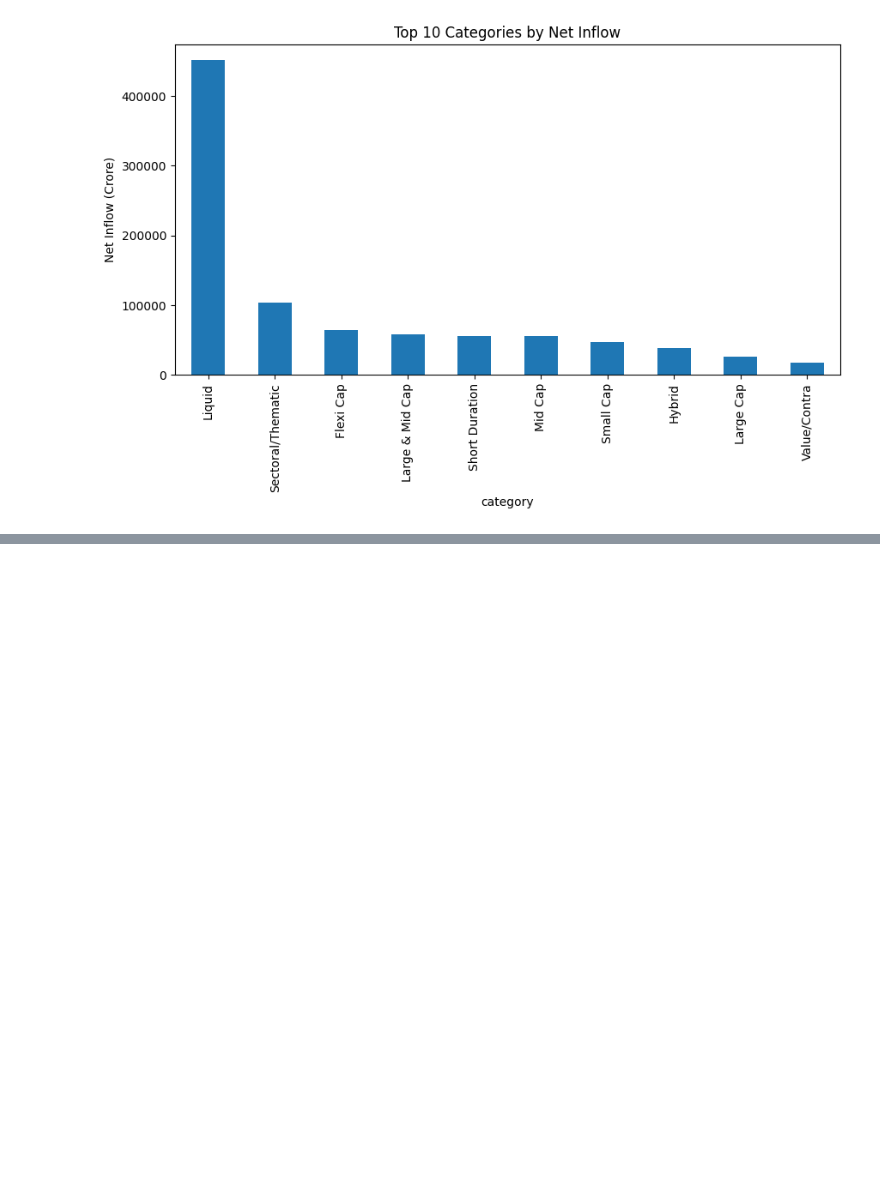
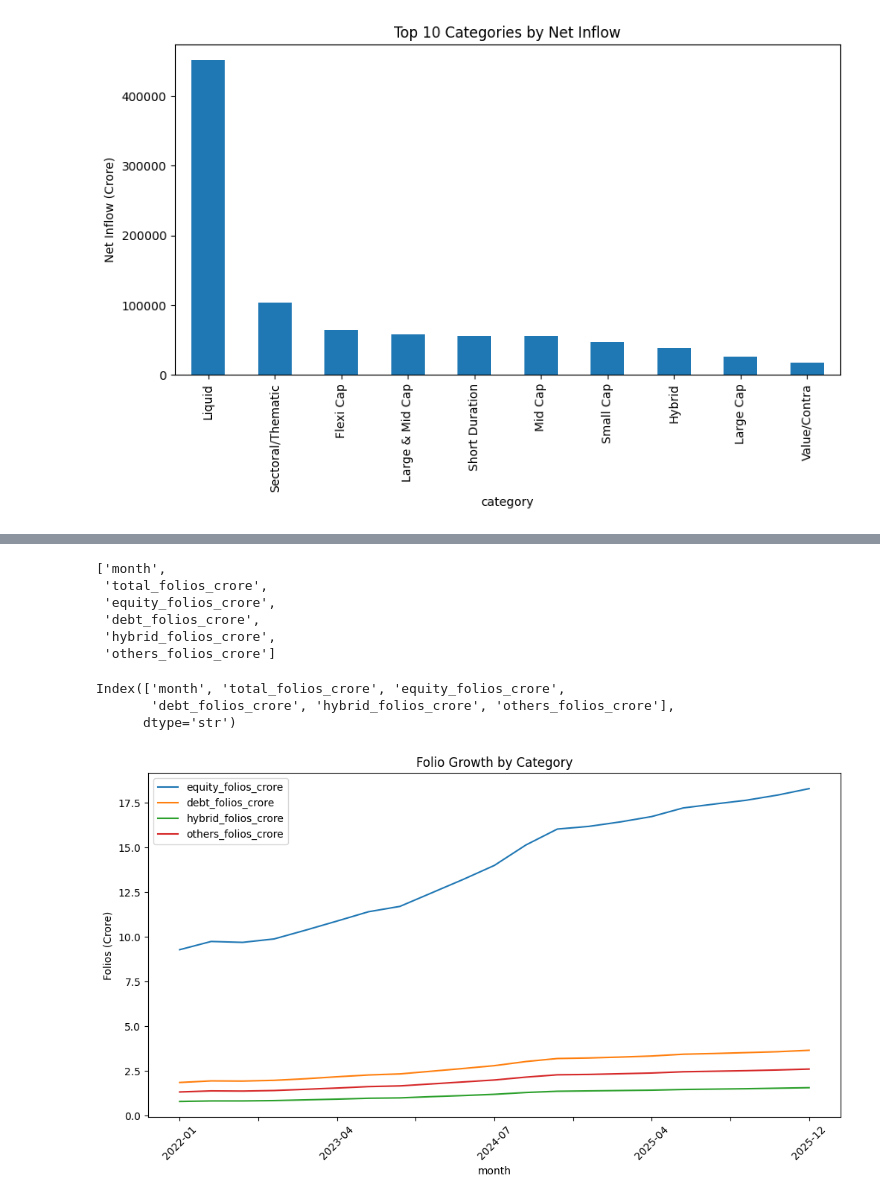
Before and after one commit to samireddynarasimhareddy/bluestock_mf_capstone, a Jupyter notebook: notebooks/01_EDA.ipynb, the cells around one changed output, grey strips where cells are left out. Drawn from its saved outputs; the diff is of its cells as text; code cells hidden in the pictures; blank space fills up the shorter version.

```diff
--- a/notebooks/01_EDA.ipynb
+++ b/notebooks/01_EDA.ipynb
@@ -895,3 +895,9 @@ plt.show()
 - Mid Cap and Small Cap funds show strong investor interest.
 - Large Cap funds remain a stable investment category.
 - Category inflows help identify market trends and investor preferences.
+# %%
+industry = pd.read_csv(
+    "../data/processed/06_industry_folio_count.csv"
+)
+
+industry.head()
@@ -897,0 +966,33 @@ plt.show()
+# %%
+industry.columns.tolist()
+# %% [output]
+['month',
+ 'total_folios_crore',
+ 'equity_folios_crore',
+ 'debt_folios_crore',
+ 'hybrid_folios_crore',
+ 'others_folios_crore']
+# %%
+print(industry.columns)
+# %% [output]
+Index(['month', 'total_folios_crore', 'equity_folios_crore',
+       'debt_folios_crore', 'hybrid_folios_crore', 'others_folios_crore'],
+      dtype='str')
+# %%
+industry.plot(
+    x='month',
+    y=[
+        'equity_folios_crore',
+        'debt_folios_crore',
+        'hybrid_folios_crore',
+        'others_folios_crore'
+    ],
+    figsize=(12,6)
+)
+
+plt.title('Folio Growth by Category')
+plt.ylabel('Folios (Crore)')
+plt.xticks(rotation=45)
+plt.show()
+# %% [output]
+[figure, added]
```
Also changed, not shown: parts of 53 cells of this notebook.
